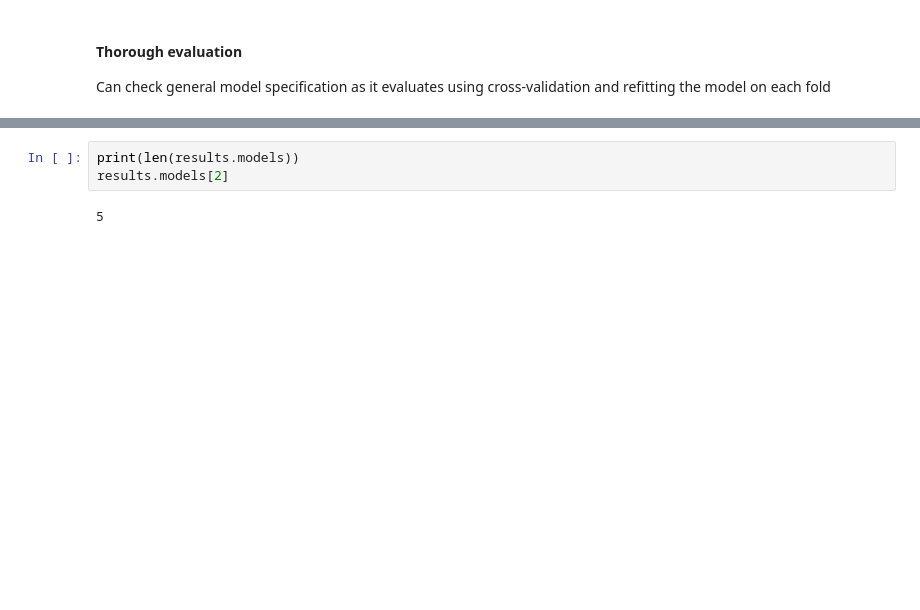
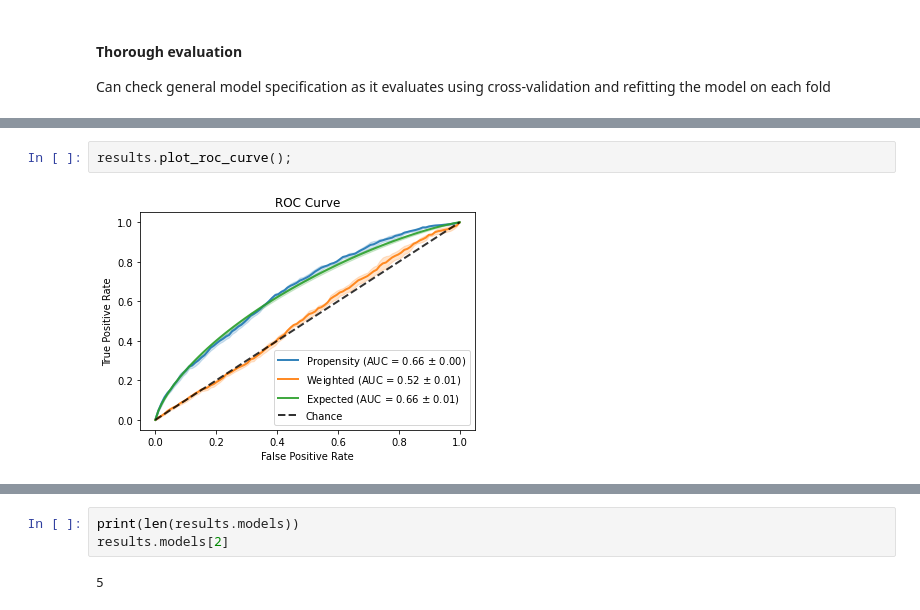
Before and after one commit to BiomedSciAI/causallib, a Jupyter notebook: examples/ipw.ipynb, the cells around one changed output, grey strips where cells are left out. Drawn from its saved outputs; the diff is of its cells as text; blank space fills up the shorter version.

```diff
--- a/examples/ipw.ipynb
+++ b/examples/ipw.ipynb
@@ -217,0 +272,4 @@ results.plot_all()
+# %%
+results.plot_roc_curve();
+# %% [output]
+[figure, added]
```
Also changed, not shown: parts of 19 cells of this notebook.
